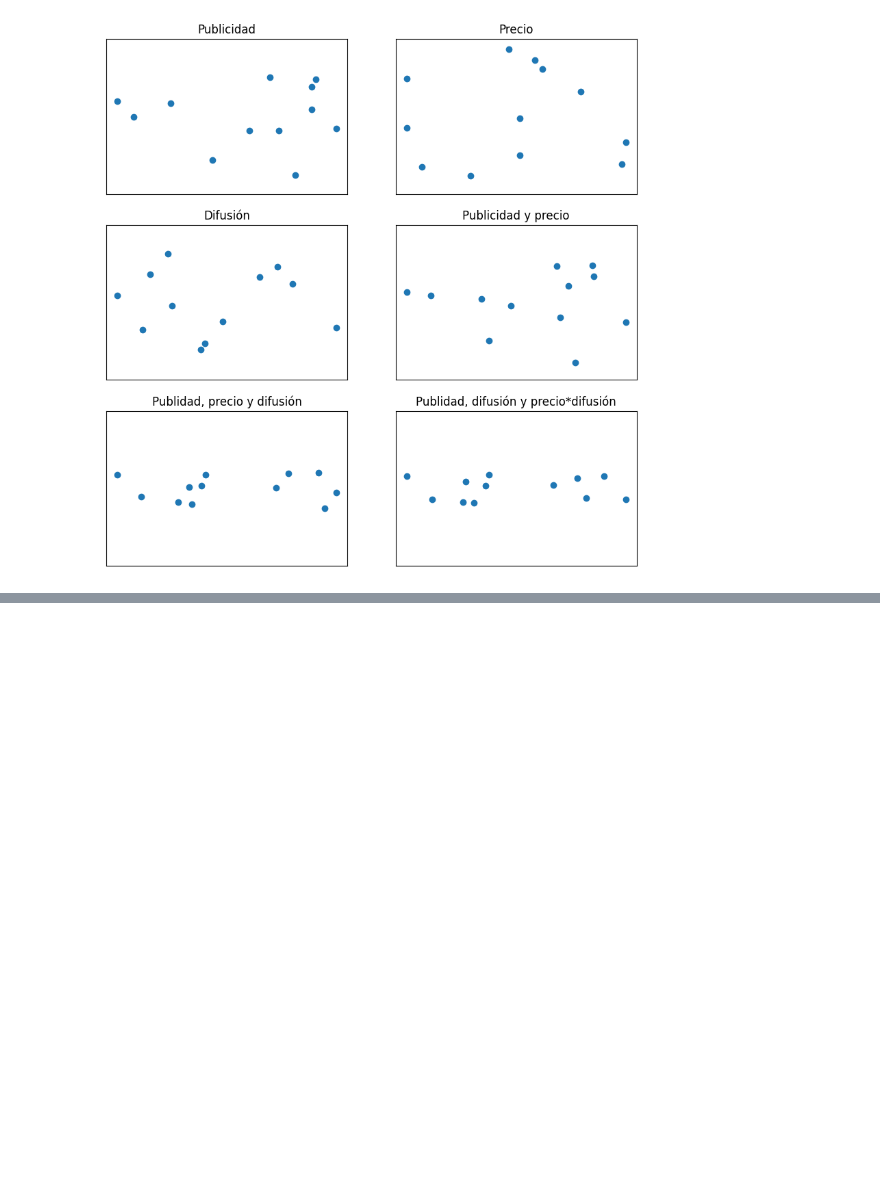
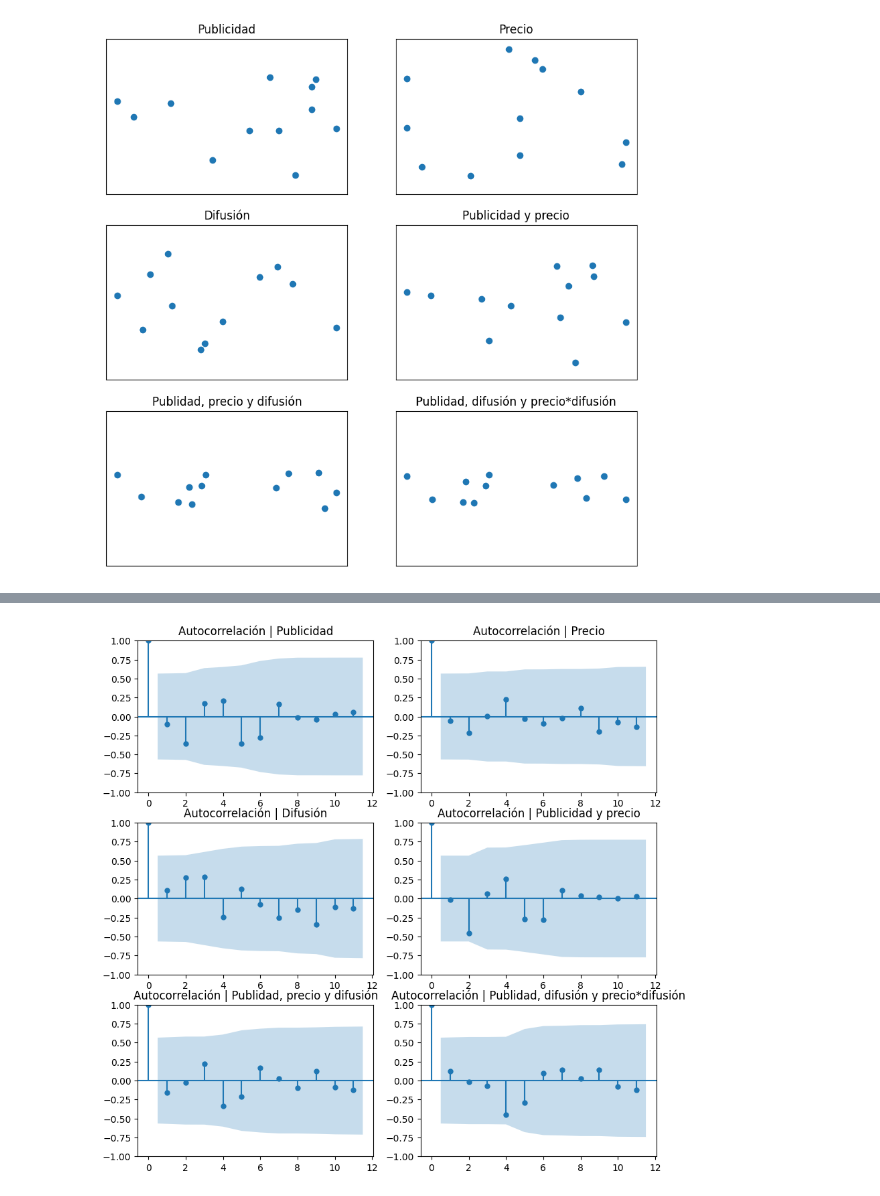
Before and after one commit to ivannpy/estadistica2_2023-2, a Jupyter notebook: MultipleRegression/RegresionMultiple.ipynb, the cells around one changed output, grey strips where cells are left out. Cells and saved outputs as stored; diff of their text form; code cells hidden in the pictures; blank space fills up the shorter version.

```diff
--- a/MultipleRegression/RegresionMultiple.ipynb
+++ b/MultipleRegression/RegresionMultiple.ipynb
@@ -1116,7 +1120,7 @@ strong multicollinearity or other numerical problems.
 Si hay variables imporantes omitidas, $\mathbb{E}(\epsilon_i) \neq 0$. Pero eso no nos sirve porque por construcción de los estimadores esto se cumple. Entonces habría que analizarlo gráficamente con un gráfico de Tukey-Anscombe (residuales contra valores ajustados) y comprobar que los puntos son _aleatorios_.
 # %%
 def predictor(X, beta):
-    return np.matmul(sm.add_constant(X), beta)
+    return np.matmul(X, beta)
 # %%
 fig, ax = plt.subplots(nrows=3, ncols=2)
 fig.set_size_inches(10, 10)
@@ -1147,0 +1171,14 @@ for i in range(0,3):
+# %%
+i = 1
+alpha = 0.05
+
+for model in models.flatten():
+    print("*** Modelo", i, "***")
+    i += 1
+    results = sm.stats.diagnostic.het_goldfeldquandt(model.model.endog, model.model.exog, alternative="two-sided")
+    p_val = results[1]
+    print(f"p_val = {p_val:.3f}")
+    if p_val <= alpha:
+        print("Rechazamos H_0: la varianza no es constante\n")
+    else:
+        print("No rechazamos H_0: la varianza es constante\n")
@@ -1147,0 +1207,16 @@ for i in range(0,3):
+# %%
+names = ['Lagrange multiplier statistic', 'p-value',
+         'f-value', 'f p-value']
+alpha = 0.05
+i = 1
+
+for model in models.flatten():
+    print("*** Modelo", i, "***")
+    i += 1
+    test_result = sms.diagnostic.het_breuschpagan(model.resid, model.model.exog)
+    p_val = lzip(names, test_result)[3][1]
+    print(f"p_val = {p_val:.3f}")
+    if p_val <= alpha:
+        print("Rechazamos H_0: la varianza no es constante\n")
+    else:
+        print("No rechazamos H_0: la varianza es constante\n")
@@ -1147,0 +1255,9 @@ for i in range(0,3):
+# %%
+fig, ax = plt.subplots(nrows=3, ncols=2)
+fig.set_size_inches(10, 10)
+
+for i in range(0,3):
+    for j in range(0,2):
+        plot_acf(models[i][j].resid, ax=ax[i,j], title=f"Autocorrelación | {labels[i][j]}")
+# %% [output]
+[figure, added]
```
Also changed, not shown: parts of 41 cells of this notebook.
